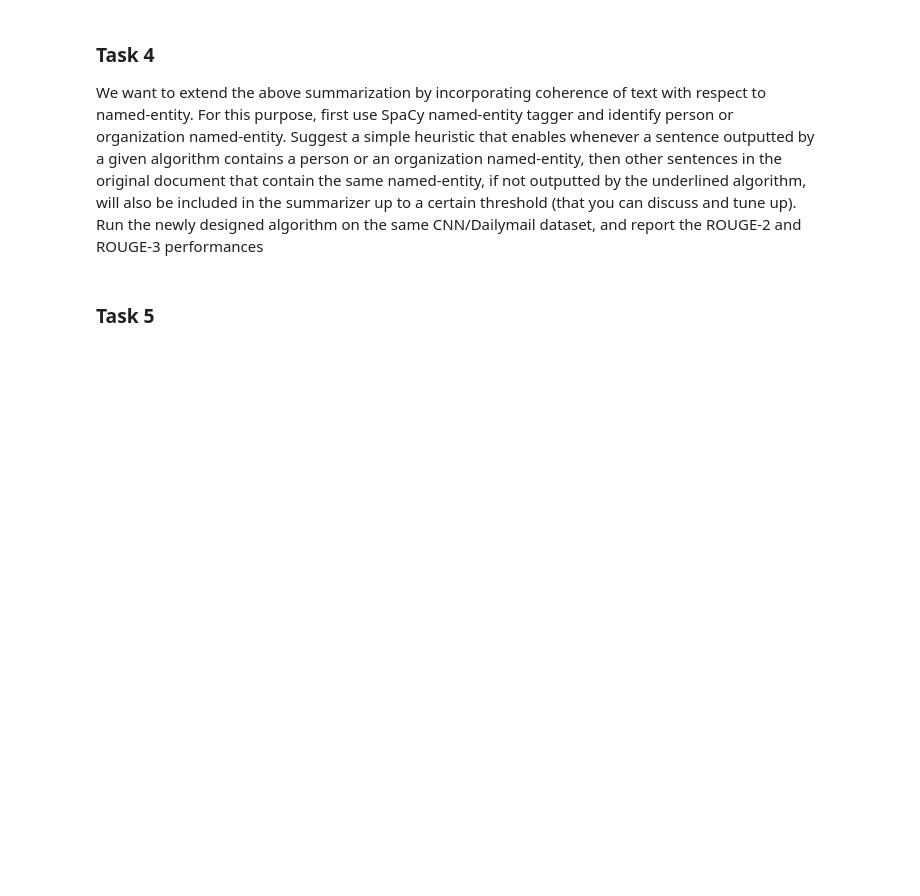
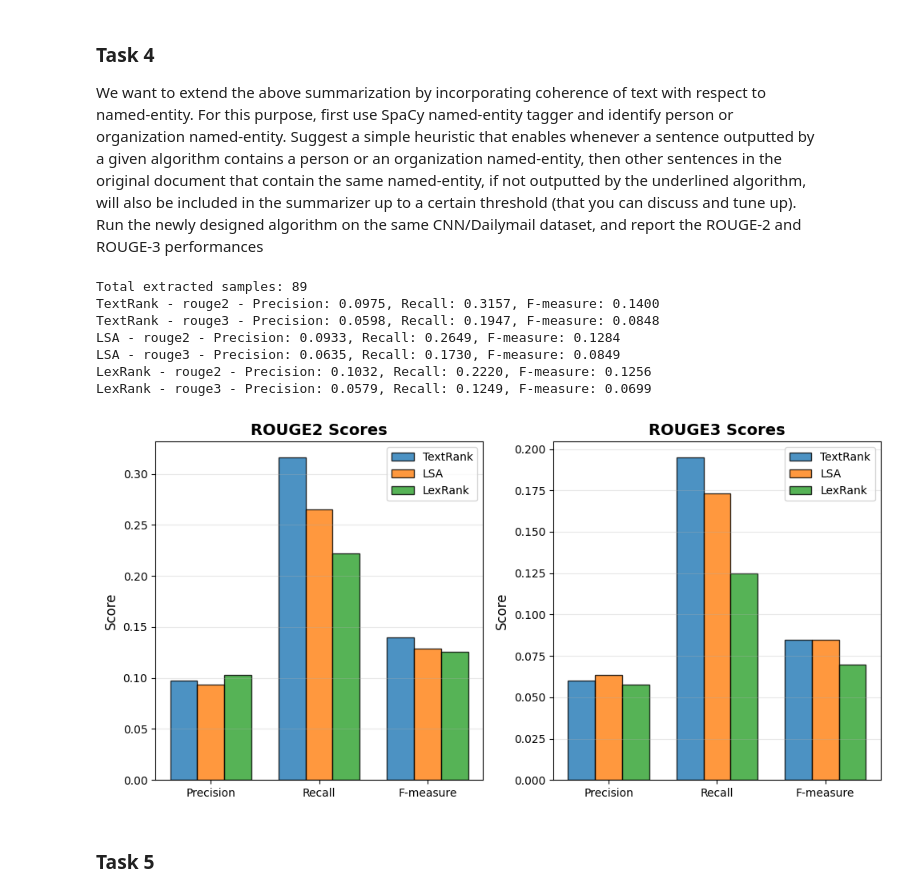
Before and after one commit to jeresotaniemi/automatic-text-summarization, a Jupyter notebook: NLP_Project.ipynb, the cells around one changed output. Drawn from its saved outputs; the diff is of its cells as text; code cells hidden in the pictures; blank space fills up the shorter version.

```diff
--- a/NLP_Project.ipynb
+++ b/NLP_Project.ipynb
@@ -335,7 +405,7 @@ will also be included in the summarizer up to a certain threshold (that you can
 Run the newly designed algorithm on the same CNN/Dailymail dataset, and report the ROUGE-2 and
 ROUGE-3 performances
 # %%
-MAX_NEW_SENTENCES = 3
+MAX_NEW_SENTENCES = 2
 
 
 def extract_doc_and_abstraction(data):
@@ -365,15 +435,18 @@ def rouge_evaluation(reference, hypothesis, rouge_type):
     return score
 
 
-def get_avg_rouge_scores(abstractions, summary, rouge_type):
+def get_max_rouge_scores(abstractions, summary, rouge_type):
     scores = [rouge_evaluation(abst, str(summary), rouge_type) for abst in abstractions]
-    precision = np.mean([score.precision for score in scores])
-    recall = np.mean([score.recall for score in scores])
-    fmeasure = np.mean([score.fmeasure for score in scores])
+    precision = np.max([score.precision for score in scores])
+    recall = np.max([score.recall for score in scores])
+    fmeasure = np.max([score.fmeasure for score in scores])
     return precision, recall, fmeasure
 
 
 def add_sents_containing_named_entities(summary, document, max_new_sentences):
+    if max_new_sentences == 0:
+        return str(summary)
+
     summary_doc = nlp(str(summary))
     summary_entities = {
         ent.text for ent in summary_doc.ents if ent.label_ in ("PERSON", "ORG")
@@ -382,8 +455,7 @@ def add_sents_containing_named_entities(summary, document, max_new_sentences):
     if not summary_entities:
         return str(summary)
 
-    document_doc = nlp(document)
-    document_sents = [sent.text.strip() for sent in document_doc.sents]
+    document_sents = Tokenizer(LANGUAGE).to_sentences(document)
 
     summary_text = str(summary)
     candidates = []
@@ -405,6 +477,10 @@ def add_sents_containing_named_entities(summary, document, max_new_sentences):
 
     # Sort by number of matching entities (descending)
     candidates.sort(key=lambda x: x[1], reverse=True)
+    if candidates and candidates[0][1] > 2:  # Change threshold to see more/less outputs
+        print("Good candidate found:", candidates[0])
+        print("Summary text:", summary_text)
+        print("Named entities in summary:", summary_entities)
 
     # Take top max_new_sentences
     selected_sentences = [summary_text]
@@ -459,7 +535,7 @@ for doc in data:
 
     for summarizer in summarizers:
         for rouge_type in rouge_types:
-            precision, recall, fmeasure = get_avg_rouge_scores(
+            precision, recall, fmeasure = get_max_rouge_scores(
                 abstractions, summaries[summarizer], rouge_type
             )
             scores[summarizer][rouge_type]["precision"] = precision
@@ -474,50 +550,71 @@ avg_scores = deepcopy(score_template)
 for doc_score in doc_scores:
     for summarizer in summarizers:
         for rouge_type in rouge_types:
             avg_scores[summarizer][rouge_type]["precision"] += doc_score[summarizer][
                 rouge_type
             ]["precision"] / len(doc_scores)
             avg_scores[summarizer][rouge_type]["recall"] += doc_score[summarizer][
                 rouge_type
             ]["recall"] / len(doc_scores)
             avg_scores[summarizer][rouge_type]["fmeasure"] += doc_score[summarizer][
                 rouge_type
             ]["fmeasure"] / len(doc_scores)
 
 
 for summarizer in summarizers:
     for rouge_type in rouge_types:
         print(
             f"{summarizer} - {rouge_type} - Precision: {avg_scores[summarizer][rouge_type]['precision']:.4f}, "
             f"Recall: {avg_scores[summarizer][rouge_type]['recall']:.4f}, "
             f"F-measure: {avg_scores[summarizer][rouge_type]['fmeasure']:.4f}"
         )
 
 
-def plot_rouge_scores(ax, metric):
-    x_positions = range(1, len(rouge_types) + 1)
-    x_ticklabels = ["Rouge-2", "Rouge-3"]
-    ax.set_title(f"Average ROUGE scores ({metric})")
-    ax.set_xlabel("Rouge Type")
-    ax.set_ylabel("Score")
+def plot_rouge_scores(ax, rouge_type):
+    metrics_labels = ["Precision", "Recall", "F-measure"]
+    x_positions = np.arange(len(metrics_labels))
+    bar_width = 0.25
+
+    ax.set_title(f"{rouge_type.upper()} Scores", fontsize=14, fontweight="bold")
+    ax.set_ylabel("Score", fontsize=12)
     ax.set_xticks(x_positions)
-    ax.set_xticklabels(x_ticklabels)
-    for summarizer in summarizers:
-        scores = [
-            avg_scores[summarizer][rouge_type][metric] for rouge_type in rouge_types
-        ]
-        ax.plot(x_positions, scores, marker="o", label=summarizer)
-    ax.legend()
-    ax.grid()
+    ax.set_xticklabels(metrics_labels)
+
+    colors = {"TextRank": "#1f77b4", "LSA": "#ff7f0e", "LexRank": "#2ca02c"}
+
+    for i, summarizer in enumerate(summarizers):
+        scores = [avg_scores[summarizer][rouge_type][metric] for metric in metrics]
+        offset = (i - 1) * bar_width
+        ax.bar(
+            x_positions + offset,
+            scores,
+            bar_width,
+            label=summarizer,
+            color=colors[summarizer],
+            alpha=0.8,
+            edgecolor="black",
+        )
+
+    ax.legend(loc="upper right", fontsize=10)
+    ax.grid(axis="y", alpha=0.3)
 
 
 # Plot the average ROUGE scores
-_, axes = plt.subplots(1, 3, figsize=(15, 5))
-for i, metric in enumerate(metrics):
-    plot_rouge_scores(axes[i], metric)
+_, axes = plt.subplots(1, 2, figsize=(10, 5))
+for j, rouge_type in enumerate(rouge_types):
+    plot_rouge_scores(axes[j], rouge_type)
 
 plt.tight_layout()
 plt.show()
+# %% [output]
+Total extracted samples: 89
+TextRank - rouge2 - Precision: 0.0975, Recall: 0.3157, F-measure: 0.1400
+TextRank - rouge3 - Precision: 0.0598, Recall: 0.1947, F-measure: 0.0848
+LSA - rouge2 - Precision: 0.0933, Recall: 0.2649, F-measure: 0.1284
+LSA - rouge3 - Precision: 0.0635, Recall: 0.1730, F-measure: 0.0849
+LexRank - rouge2 - Precision: 0.1032, Recall: 0.2220, F-measure: 0.1256
+LexRank - rouge3 - Precision: 0.0579, Recall: 0.1249, F-measure: 0.0699
+[figure, added]
 # %% [markdown]
 ### Task 5
 # %%
```
Also changed, not shown: parts of 10 cells of this notebook.
